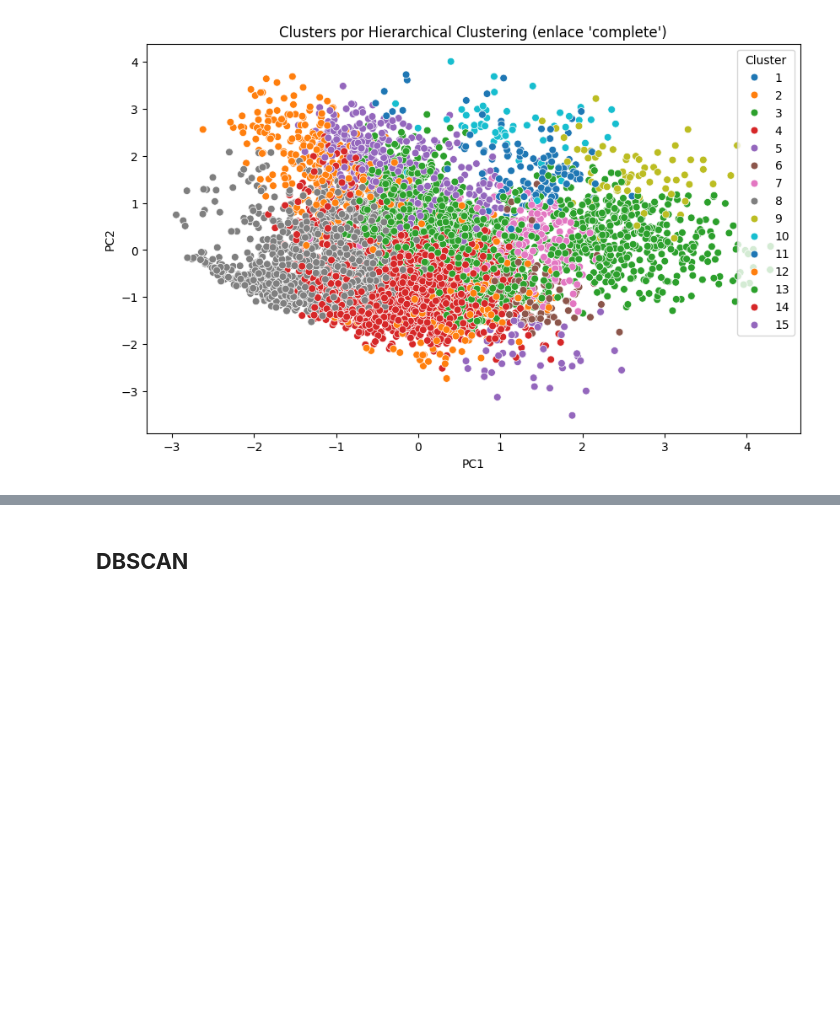
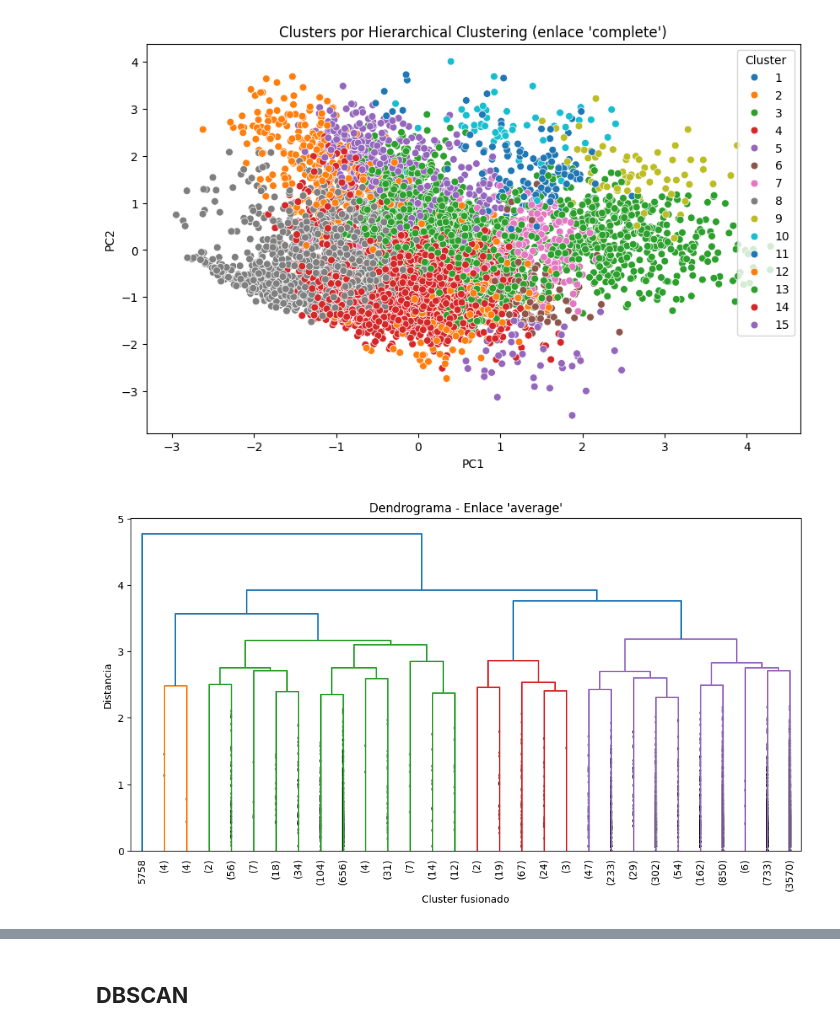
Before and after one commit to JoseCervantes06/Proyecto1_Equipo20_Cervantes-Reyes, a Jupyter notebook: fase2.ipynb, the cells around one changed output, grey strips where cells are left out. Drawn from its saved outputs; the diff is of its cells as text; code cells hidden in the pictures; blank space fills up the shorter version.

```diff
--- a/fase2.ipynb
+++ b/fase2.ipynb
@@ -422,3 +456,14 @@ plt.legend(title='Cluster')
 plt.show()
 # %% [output]
 [figure]
+# %%
+Z_average = linkage(cluster1_data, method='average')
+
+plt.figure(figsize=(12, 6))
+dendrogram(Z_average, truncate_mode='lastp', p=30, leaf_rotation=90., leaf_font_size=10., show_contracted=True)
+plt.title("Dendrograma - Enlace 'average'")
+plt.xlabel("Cluster fusionado")
+plt.ylabel("Distancia")
+plt.show()
+# %% [output]
+[figure, added]
```
Also changed, not shown: parts of 4 cells of this notebook.
